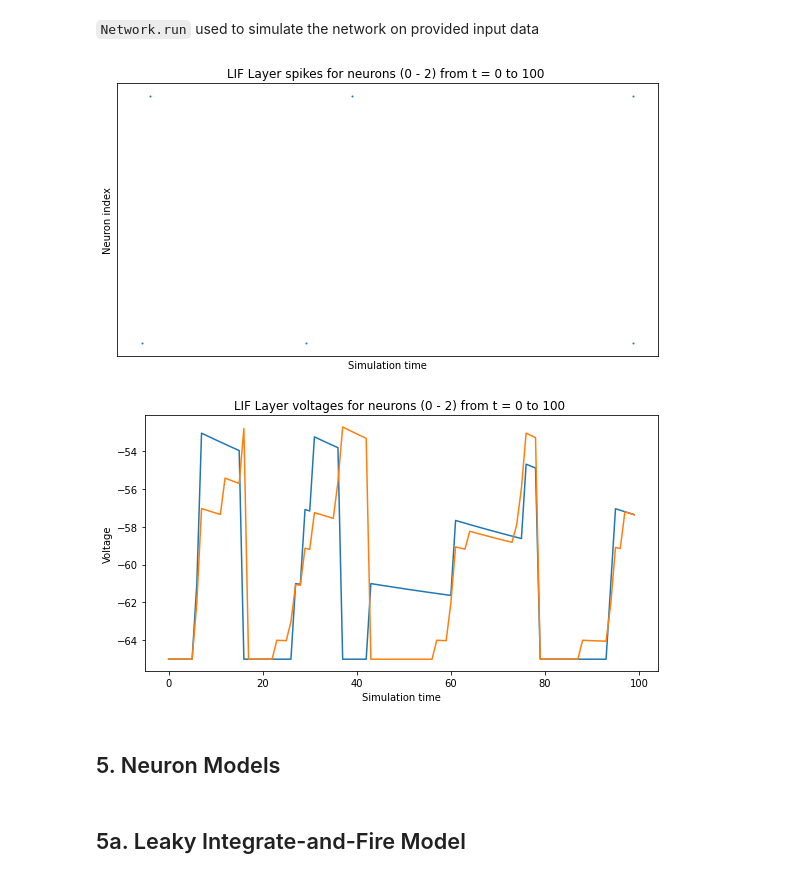
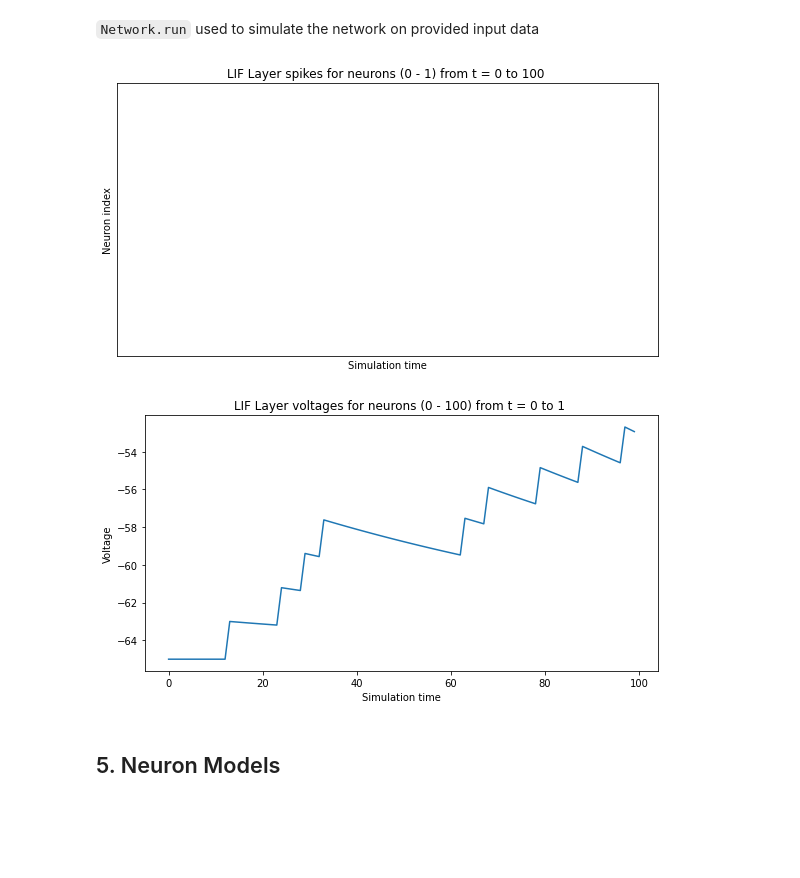
Before and after one commit to oshears/BindsNET-Self-Documentation, a Jupyter notebook: BindsNET_Neuron_Demo.ipynb, the cells around one changed output. Saved outputs shown, nothing was run; the diff lists cells and outputs as text; code cells hidden in the pictures; blank space fills up the shorter version.

Commit message:
updates to the comparison of the neural models

```diff
--- a/BindsNET_Neuron_Demo.ipynb
+++ b/BindsNET_Neuron_Demo.ipynb
@@ -169,8 +171,8 @@ network_monitor = NetworkMonitor(
 network = Network()
 
 # set number of neurons
-input_neurons = 4
-lif_neurons = 2
+input_neurons = 1
+lif_neurons = 1
 
 # simulation time
 time = 100
@@ -210,36 +212,34 @@ network.add_connection(
 
 # add monitor to the network
 network.add_monitor(monitor=lif_layer_monitor, name="LIF Layer")
 
 # create input spike data, where each spike is distributed according to Bernoulli(0.1)
 input_data = torch.bernoulli(0.1 * torch.ones(time, input_layer.n)).byte()
 encoded_image = input_data
 inputs = {"Input Layer": input_data}
 
 # simulate network on input data
 network.run(inputs=inputs, time=time)
 
 # retrieve and plot simulation spike, voltage data from monitors
 spikes = {"LIF Layer": lif_layer_monitor.get("s")}
 voltages = {"LIF Layer": lif_layer_monitor.get("v")}
 
 # plot spikes and voltages of the LIF layer
 # TODO: plot axes
 plot_spikes(spikes)
 plot_voltages(voltages, plot_type="line")
 # plot_weights(w)
 
 # plot image
 # TODO: use a standard input image and encode it
 # e_img = encoded_image.view(int(time / dt), 1, 1, input_layer.n, 1)
 # inpt = e_img.view(int(time / dt), input_layer.n).sum(0).view(input_layer.n, 1)
 # plot_input(input_data,inpt)
 
 plt.show()
 # %% [output]
-[figure, old version]
+[figure, new version]
-[figure, old version]
+[figure, new version]
 # %% [markdown]
 ## 5. Neuron Models
-# %% [markdown]
-## 5a. Leaky Integrate-and-Fire Model
```
Also changed, not shown: parts of 6 cells of this notebook.
